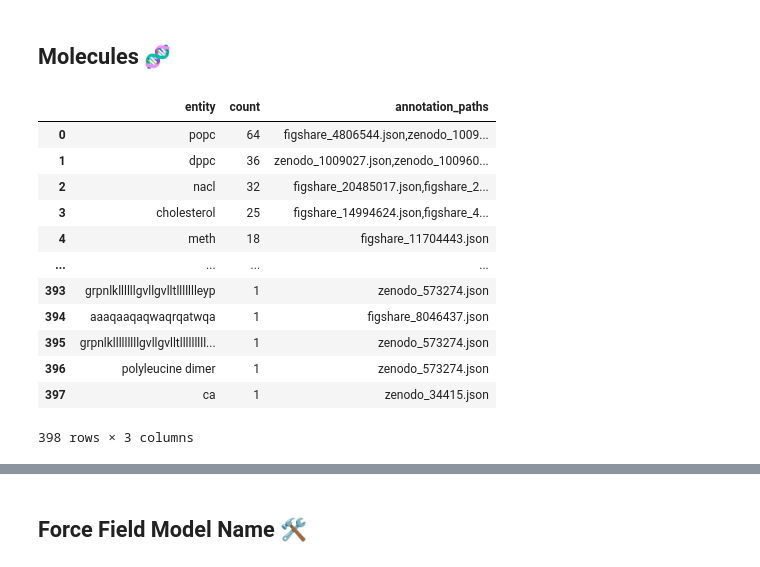
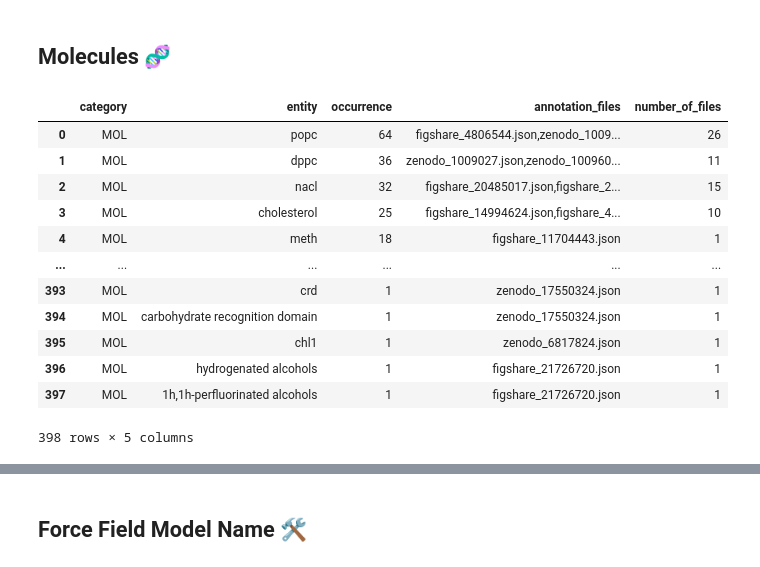
Before and after one commit to MDverse/mdner_llm, a Jupyter notebook: notebooks/review/qc_entity_inventory_explorer.ipynb, the cells around one changed output, grey strips where cells are left out. Saved outputs shown, nothing was run; the diff lists cells and outputs as text; code cells hidden in the pictures.

```diff
--- a/notebooks/review/qc_entity_inventory_explorer.ipynb
+++ b/notebooks/review/qc_entity_inventory_explorer.ipynb
@@ -57,15 +49,0 @@ entity_data = process_qc_entity_inventory(annotations_path, results_path)
-# %%
-print("Annotation summary by class:")
-print("-" * 50)
-print(f"{'Class':20} | {'Total occurrences':17} | {'Unique entities':15}")
-print("-" * 50)
-
-# Trier par total_occurrences décroissant
-for class_name, df in sorted(
-    entity_data.items(), key=lambda x: x[1]["count"].sum(), reverse=True
-):
-    total_occurrences = df["count"].sum()
-    unique_entities = df.shape[0]
-    print(f"{class_name:20} | {total_occurrences:17} | {unique_entities:15}")
-
-print("-" * 50)
@@ -85,0 +50,4 @@ SOFTVERS             |                57 |              39
+# %%
+entities_df = pd.read_csv(results_path, sep="\t").rename(columns={"class": "category"})
+entities_df["number_of_files"] = entities_df["annotation_files"].str.count("json")
+entities_df
@@ -86,19 +89,25 @@ SOFTVERS             |                57 |              39
+# %%
+def list_entities(df, category):
+    return (df
+     .query("category == @category")
+     .sort_values("occurrence", ascending=False)
+     .reset_index(drop=True)
+    )
 # %% [markdown]
 ## Molecules 🧬
 # %%
-df = entity_data["MOL"].sort_values("count", ascending=False)
-df
+list_entities(entities_df, "MOL")
 # %% [output]
-|  | entity | count | annotation_paths |
-| 0 | popc | 64 | figshare_4806544.json,zenodo_1009... |
-| 1 | dppc | 36 | zenodo_1009027.json,zenodo_100960... |
-| 2 | nacl | 32 | figshare_20485017.json,figshare_2... |
-| 3 | cholesterol | 25 | figshare_14994624.json,figshare_4... |
-| 4 | meth | 18 | figshare_11704443.json |
-| ... | ... | ... | ... |
-| 393 | grpnlkllllllgvllgvlltllllllleyp | 1 | zenodo_573274.json |
-| 394 | aaaqaaqaqwaqrqatwqa | 1 | figshare_8046437.json |
-| 395 | grpnlklllllllllgvllgvlltlllllllll... | 1 | zenodo_573274.json |
-| 396 | polyleucine dimer | 1 | zenodo_573274.json |
-| 397 | ca | 1 | zenodo_34415.json |
+|  | category | entity | occurrence | annotation_files | number_of_files |
+| 0 | MOL | popc | 64 | figshare_4806544.json,zenodo_1009... | 26 |
+| 1 | MOL | dppc | 36 | zenodo_1009027.json,zenodo_100960... | 11 |
+| 2 | MOL | nacl | 32 | figshare_20485017.json,figshare_2... | 15 |
+| 3 | MOL | cholesterol | 25 | figshare_14994624.json,figshare_4... | 10 |
+| 4 | MOL | meth | 18 | figshare_11704443.json | 1 |
+| ... | ... | ... | ... | ... | ... |
+| 393 | MOL | crd | 1 | zenodo_17550324.json | 1 |
+| 394 | MOL | carbohydrate recognition domain | 1 | zenodo_17550324.json | 1 |
+| 395 | MOL | chl1 | 1 | zenodo_6817824.json | 1 |
+| 396 | MOL | hydrogenated alcohols | 1 | figshare_21726720.json | 1 |
+| 397 | MOL | 1h,1h-perfluorinated alcohols | 1 | figshare_21726720.json | 1 |
-398 rows × 3 columns
+398 rows × 5 columns
```
Also changed, not shown: parts of 19 cells of this notebook, 1 other file.
